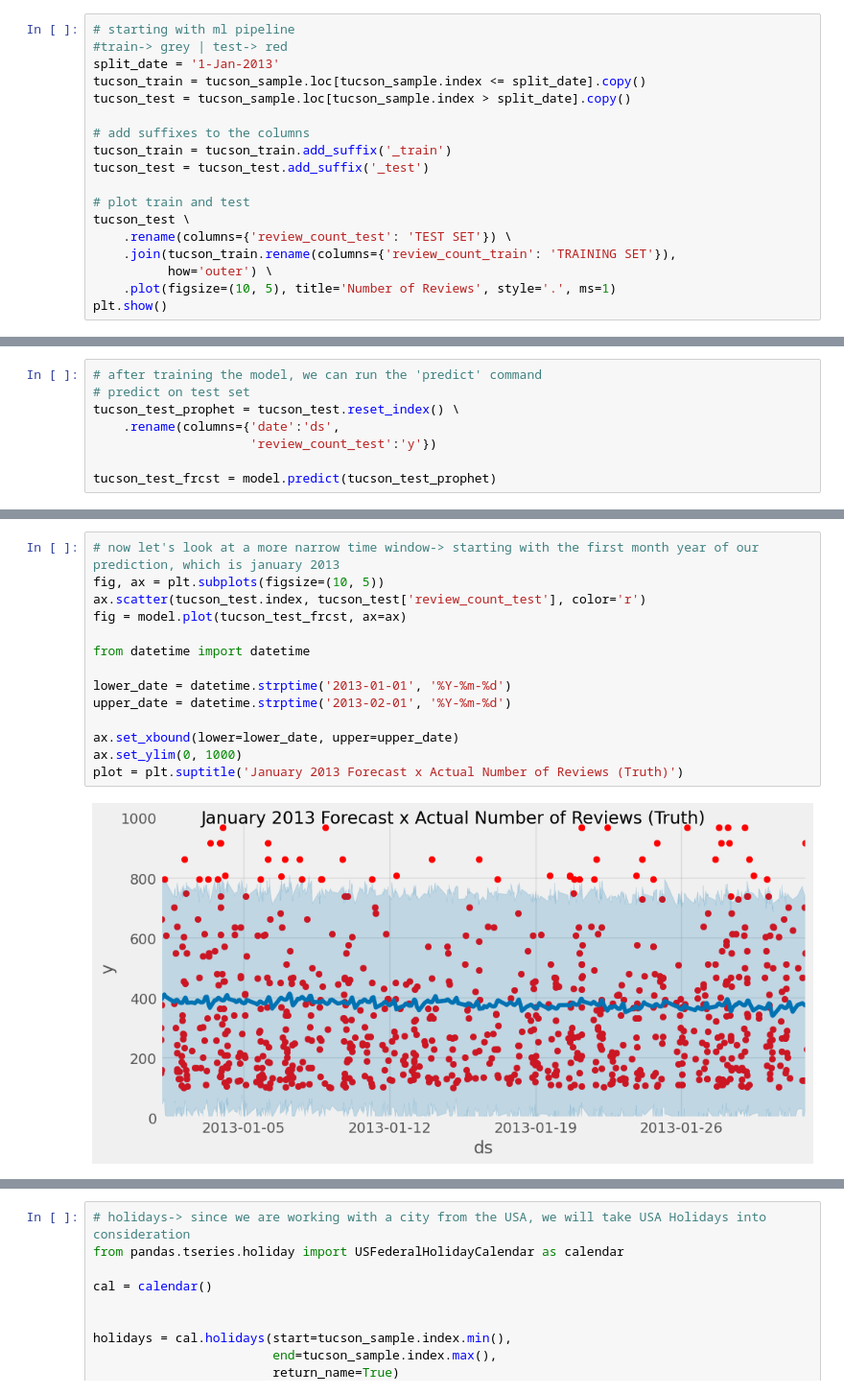
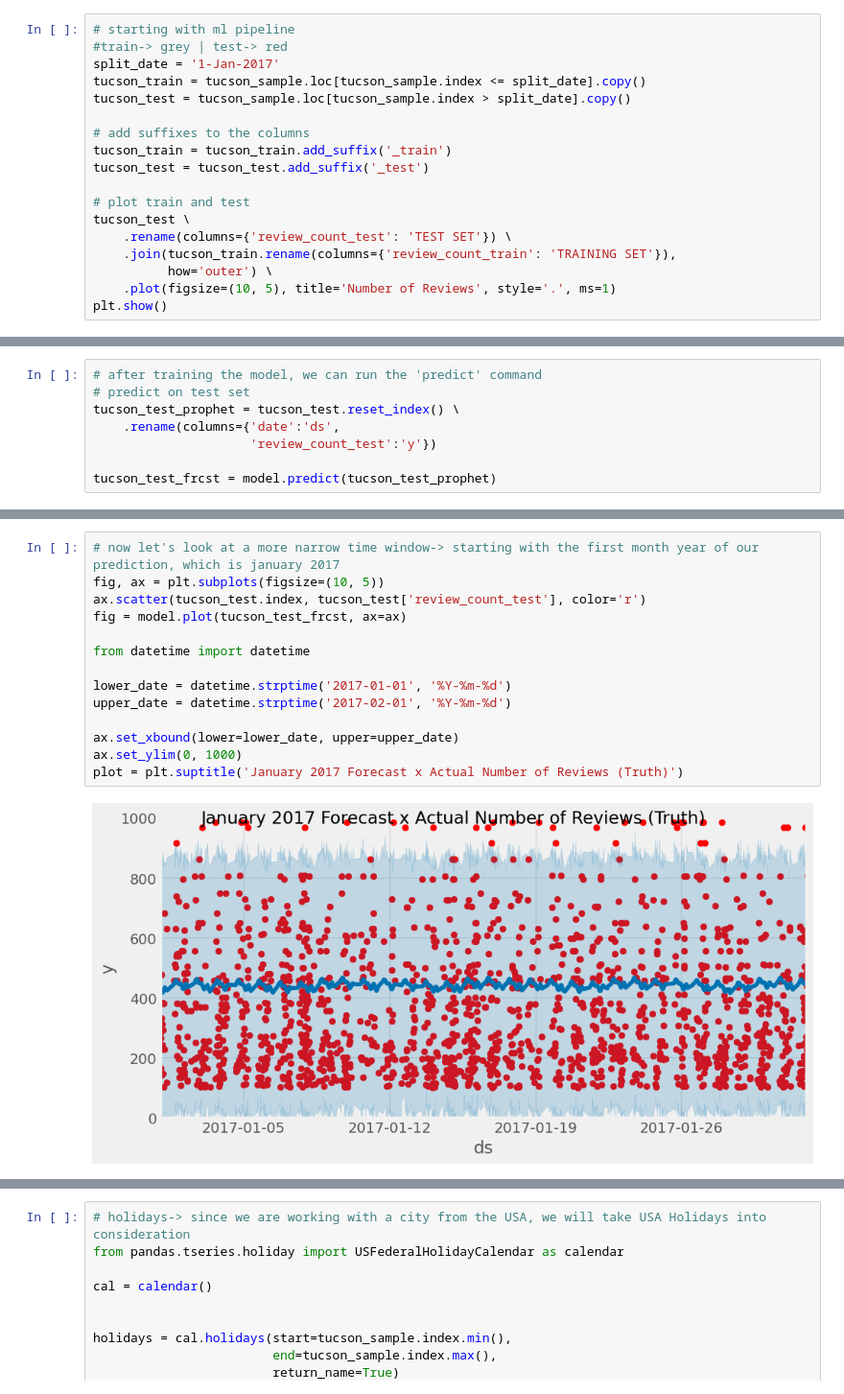
Before and after one commit to Sandokhan/yelp_project, a Jupyter notebook: wip_TimeSeriesProphet.ipynb, the cells around one changed output, grey strips where cells are left out. Shown at 96% size. Cells and saved outputs as stored; diff of their text form.

```diff
--- a/wip_TimeSeriesProphet.ipynb
+++ b/wip_TimeSeriesProphet.ipynb
@@ -226,7 +226,7 @@ plt.show()
 # %%
 # starting with ml pipeline
 #train-> grey | test-> red
-split_date = '1-Jan-2013'
+split_date = '1-Jan-2017'
 tucson_train = tucson_sample.loc[tucson_sample.index <= split_date].copy()
 tucson_test = tucson_sample.loc[tucson_sample.index > split_date].copy()
 
@@ -319,17 +320,17 @@ fig = model.plot(tucson_test_frcst, ax=ax)
 # %%
-# now let's look at a more narrow time window-> starting with the first month year of our prediction, which is january 2013
+# now let's look at a more narrow time window-> starting with the first month year of our prediction, which is january 2017
 fig, ax = plt.subplots(figsize=(10, 5))
 ax.scatter(tucson_test.index, tucson_test['review_count_test'], color='r')
 fig = model.plot(tucson_test_frcst, ax=ax)
 
 from datetime import datetime
 
-lower_date = datetime.strptime('2013-01-01', '%Y-%m-%d')
-upper_date = datetime.strptime('2013-02-01', '%Y-%m-%d')
+lower_date = datetime.strptime('2017-01-01', '%Y-%m-%d')
+upper_date = datetime.strptime('2017-02-01', '%Y-%m-%d')
 
 ax.set_xbound(lower=lower_date, upper=upper_date)
 ax.set_ylim(0, 1000)
-plot = plt.suptitle('January 2013 Forecast x Actual Number of Reviews (Truth)')
+plot = plt.suptitle('January 2017 Forecast x Actual Number of Reviews (Truth)')
 # %% [output]
-[figure, old version]
+[figure, new version]
 # %%
```
Also changed, not shown: parts of 20 cells of this notebook.
